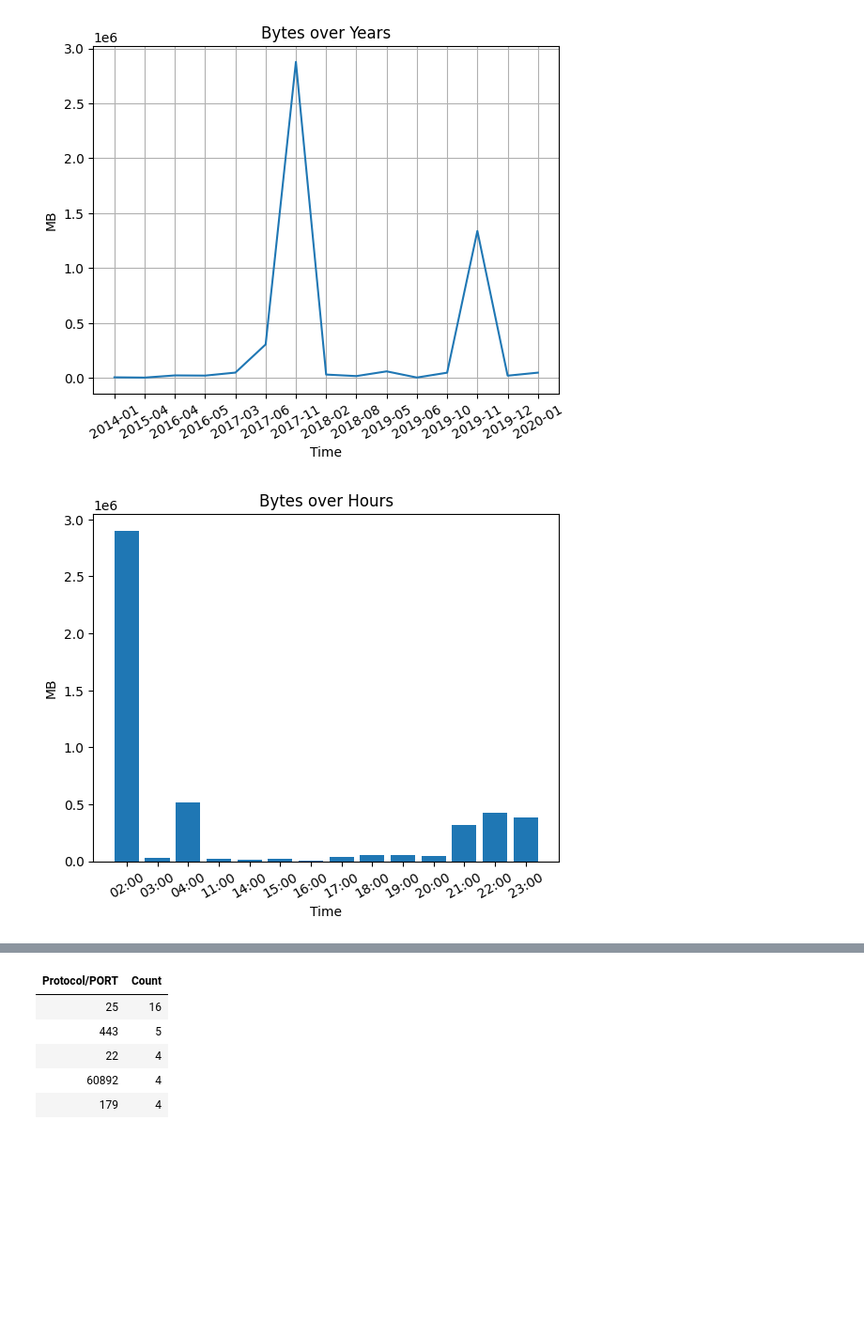
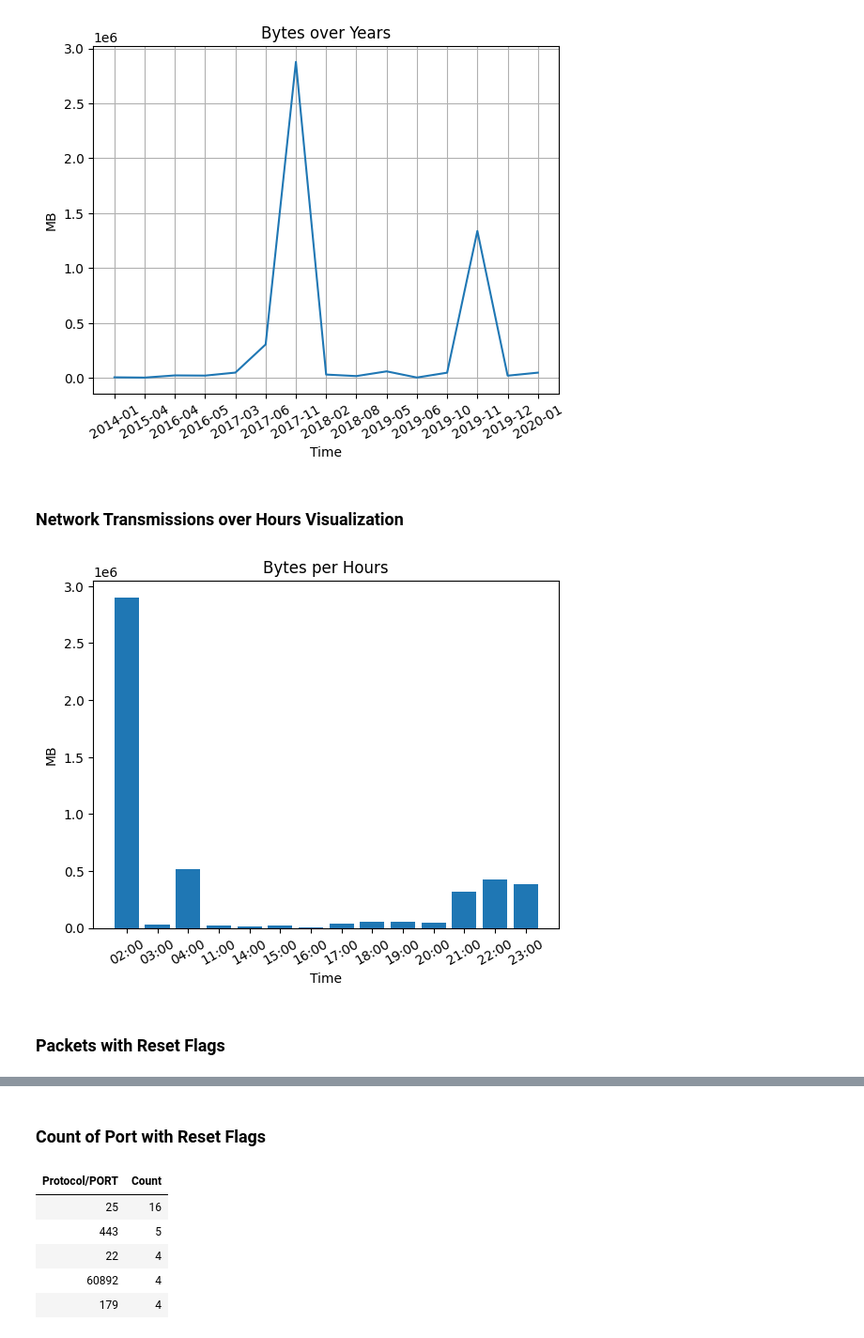
Before and after one commit to azcat01/uas-scapy, a Jupyter notebook: analyze.ipynb, the cells around one changed output, grey strips where cells are left out. Shown at 94% size. Saved outputs shown, nothing was run; the diff lists cells and outputs as text; code cells hidden in the pictures; blank space fills up the shorter version.

```diff
--- a/analyze.ipynb
+++ b/analyze.ipynb
@@ -204,20 +210,24 @@ plt.xticks(rotation=30)
 plt.show()
 # %% [output]
 [figure]
+# %% [markdown]
+### Network Transmissions over Hours Visualization
 # %%
 df3 = df.resample('H').sum()
 df3 = df3[df3['Bytes'] != 0]
 df3.index = pd.to_datetime(df3.index).strftime('%H:%M')
 df3 = df3.groupby(by=df3.index).sum()
 
 plt.bar(df3.index, df3['Bytes'])
-plt.title("Bytes over Hours")
+plt.title("Bytes per Hours")
 plt.ylabel("MB")
 plt.xlabel("Time")
 plt.xticks(rotation=30)
 plt.show()
 # %% [output]
-[figure, old version]
+[figure, new version]
+# %% [markdown]
+### Packets with Reset Flags
 # %%
 rstPkt = []
 lsproto = []
@@ -246,6 +256,8 @@ Ether / IP / TCP 193.32.163.112:47144 > 193.24.227.12:3385 R / Padding
 Ether / Dot1Q / IPv6 / TCP 2001:470:765b::b15:22:42982 > 2620:fe::fe:domain R
 Ether / Dot1Q / IPv6 / TCP 2001:470:765b::b15:22:58414 > 2620:fe::fe:domain R
 Ether / IPv6 / TCP 2001:470:765b::b15:22:52266 > 2001:48a8:6880::18:nicname R
+# %% [markdown]
+### Count of Port with Reset Flags
 # %%
 countPort = Counter()
 
```
Also changed, not shown: parts of 7 cells of this notebook.
